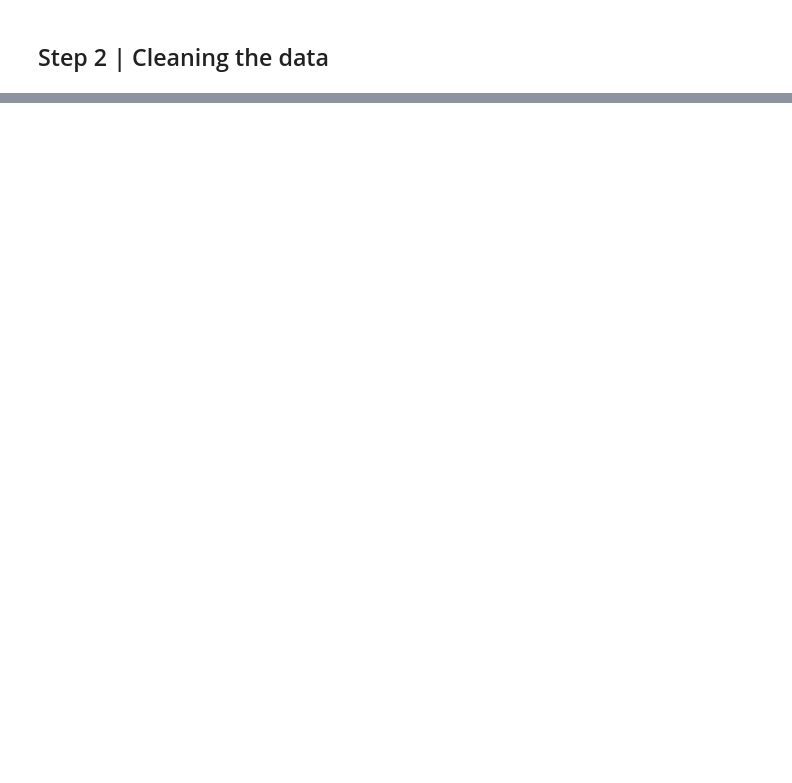
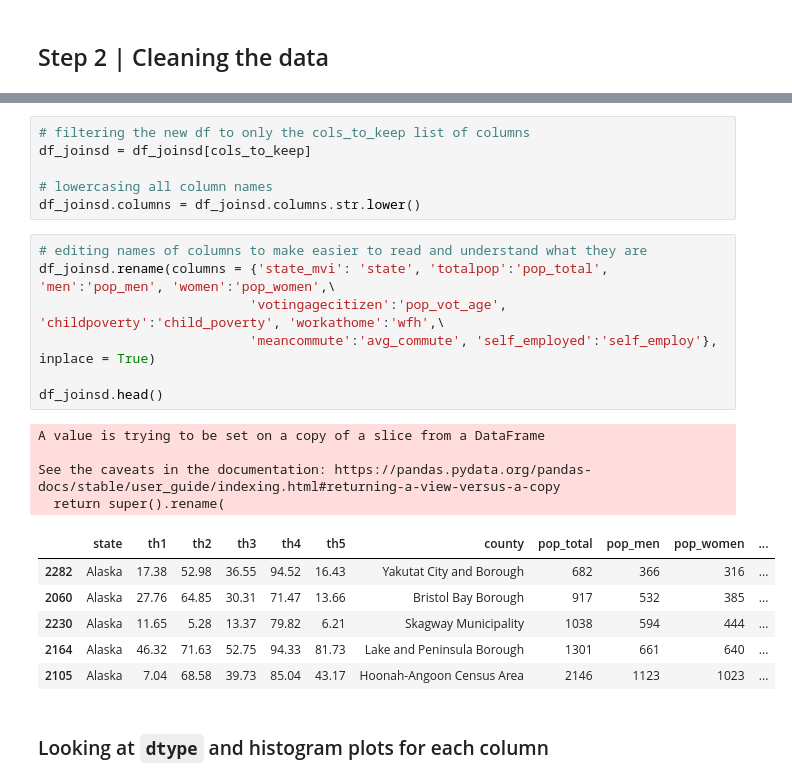
Before and after one commit to Jonessn22/maternal_health_indicators, a Jupyter notebook: 01_wrangle.ipynb, the cells around one changed output, grey strips where cells are left out. Cells and saved outputs as stored; diff of their text form; blank space fills up the shorter version.

```diff
--- a/01_wrangle.ipynb
+++ b/01_wrangle.ipynb
@@ -120,0 +171,26 @@ Null Count: 0
+# %%
+# filtering the new df to only the cols_to_keep list of columns
+df_joinsd = df_joinsd[cols_to_keep]
+
+# lowercasing all column names
+df_joinsd.columns = df_joinsd.columns.str.lower()
+# %%
+# editing names of columns to make easier to read and understand what they are
+df_joinsd.rename(columns = {'state_mvi': 'state', 'totalpop':'pop_total', 'men':'pop_men', 'women':'pop_women',\
+                           'votingagecitizen':'pop_vot_age', 'childpoverty':'child_poverty', 'workathome':'wfh',\
+                           'meancommute':'avg_commute', 'self_employed':'self_employ'}, inplace = True)
+
+df_joinsd.head()
+# %% [output]
+A value is trying to be set on a copy of a slice from a DataFrame
+
+See the caveats in the documentation: https://pandas.pydata.org/pandas-docs/stable/user_guide/indexing.html#returning-a-view-versus-a-copy
+  return super().rename(
+|  | state | th1 | th2 | th3 | th4 | th5 | county | pop_total | pop_men | pop_women | ... |
+| 2282 | Alaska | 17.38 | 52.98 | 36.55 | 94.52 | 16.43 | Yakutat City and Borough | 682 | 366 | 316 | ... |
+| 2060 | Alaska | 27.76 | 64.85 | 30.31 | 71.47 | 13.66 | Bristol Bay Borough | 917 | 532 | 385 | ... |
+| 2230 | Alaska | 11.65 | 5.28 | 13.37 | 79.82 | 6.21 | Skagway Municipality | 1038 | 594 | 444 | ... |
+| 2164 | Alaska | 46.32 | 71.63 | 52.75 | 94.33 | 81.73 | Lake and Peninsula Borough | 1301 | 661 | 640 | ... |
+| 2105 | Alaska | 7.04 | 68.58 | 39.73 | 85.04 | 43.17 | Hoonah-Angoon Census Area | 2146 | 1123 | 1023 | ... |
+# %% [markdown]
+### Looking at `dtype` and histogram plots for each column
```
Also changed, not shown: parts of 19 cells of this notebook, 1 other file.
